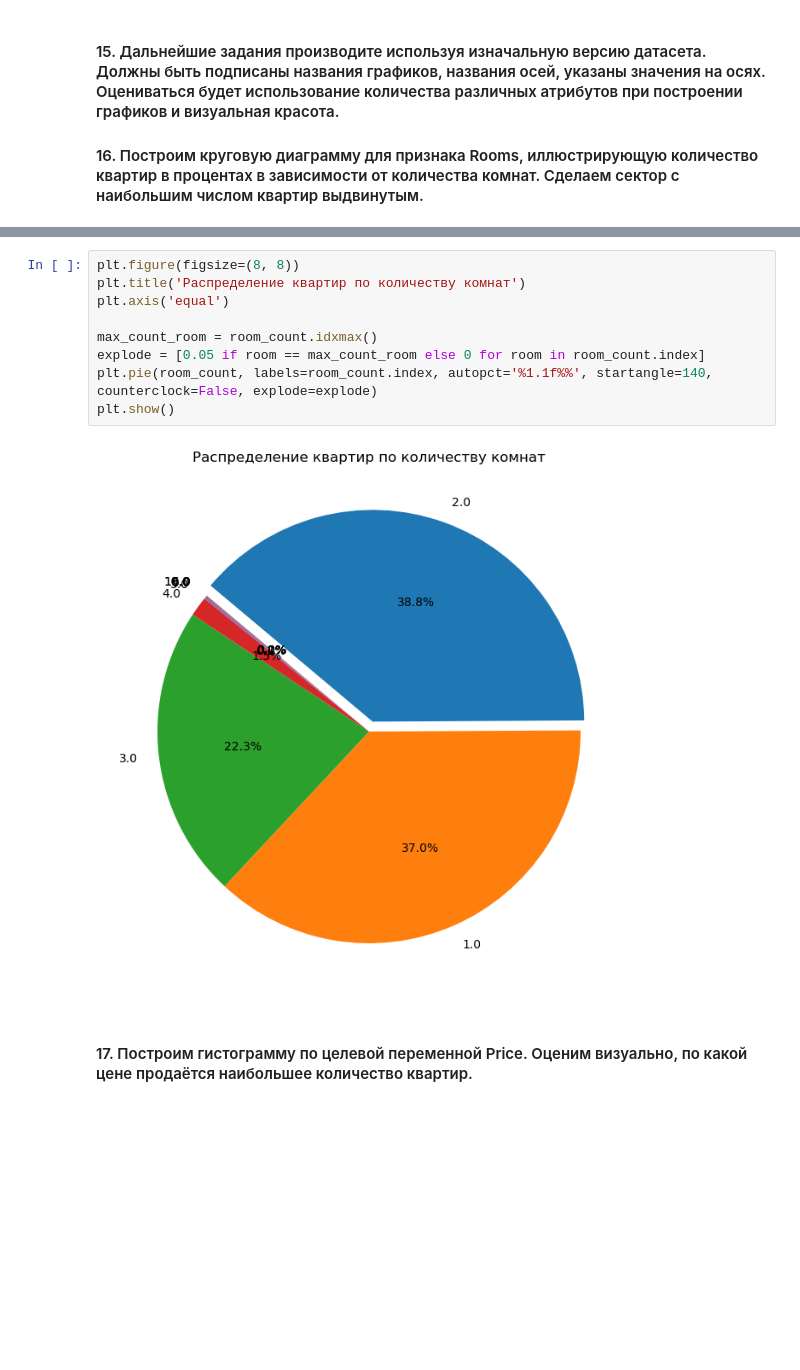
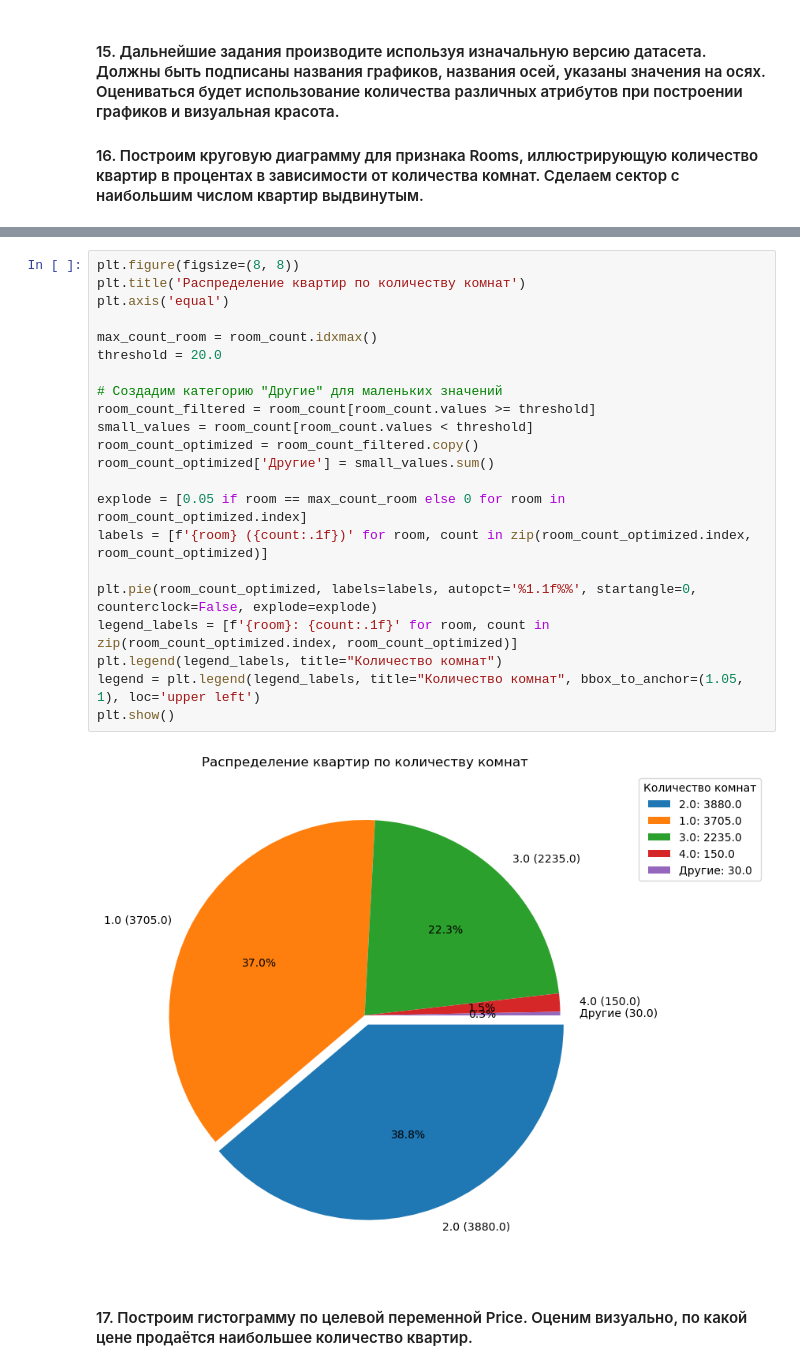
Before and after one commit to CamilaMusina/ML, a Jupyter notebook: lab1/lab1_ml.ipynb, the cells around one changed output, grey strips where cells are left out. Saved outputs shown, nothing was run; the diff lists cells and outputs as text; blank space fills up the shorter version.

```diff
--- a/lab1/lab1_ml.ipynb
+++ b/lab1/lab1_ml.ipynb
@@ -495,14 +497,27 @@ Name: count, dtype: int64
 # %%
 plt.figure(figsize=(8, 8))
 plt.title('Распределение квартир по количеству комнат')
 plt.axis('equal')
 
 max_count_room = room_count.idxmax()
-explode = [0.05 if room == max_count_room else 0 for room in room_count.index]
-plt.pie(room_count, labels=room_count.index, autopct='%1.1f%%', startangle=140, counterclock=False, explode=explode)
+threshold = 20.0
+
+# Создадим категорию "Другие" для маленьких значений
+room_count_filtered = room_count[room_count.values >= threshold]
+small_values = room_count[room_count.values < threshold]
+room_count_optimized = room_count_filtered.copy()
+room_count_optimized['Другие'] = small_values.sum()
+
+explode = [0.05 if room == max_count_room else 0 for room in room_count_optimized.index]
+labels = [f'{room} ({count:.1f})' for room, count in zip(room_count_optimized.index, room_count_optimized)]
+
+plt.pie(room_count_optimized, labels=labels, autopct='%1.1f%%', startangle=0, counterclock=False, explode=explode)
+legend_labels = [f'{room}: {count:.1f}' for room, count in zip(room_count_optimized.index, room_count_optimized)]
+plt.legend(legend_labels, title="Количество комнат")
+legend = plt.legend(legend_labels, title="Количество комнат", bbox_to_anchor=(1.05, 1), loc='upper left')
 plt.show()
 # %% [output]
-[figure, old version]
+[figure, new version]
 # %% [markdown]
 #### 17. Построим гистограмму по целевой переменной Price. Оценим визуально, по какой цене продаётся наибольшее количество квартир.
 # %%
```
Also changed, not shown: parts of 7 cells of this notebook.
